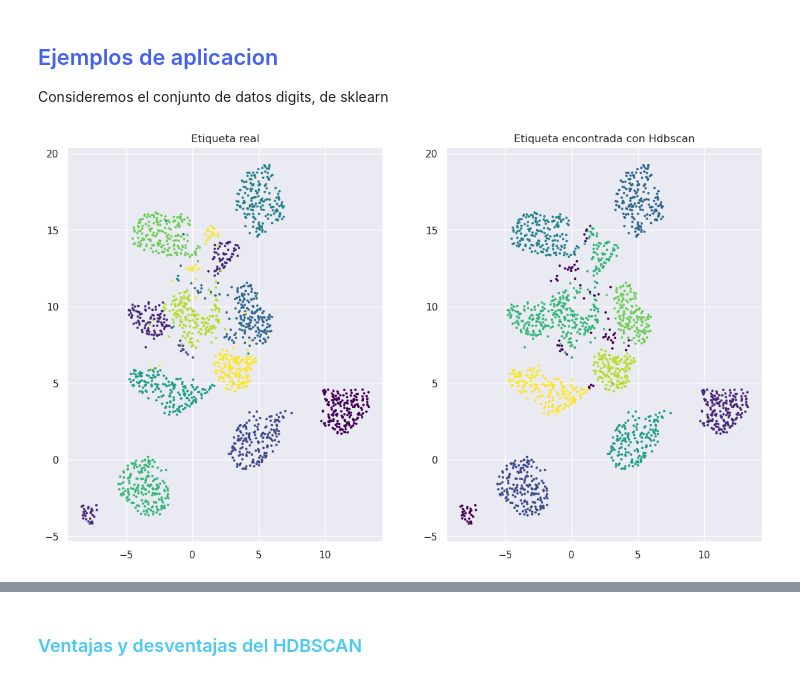
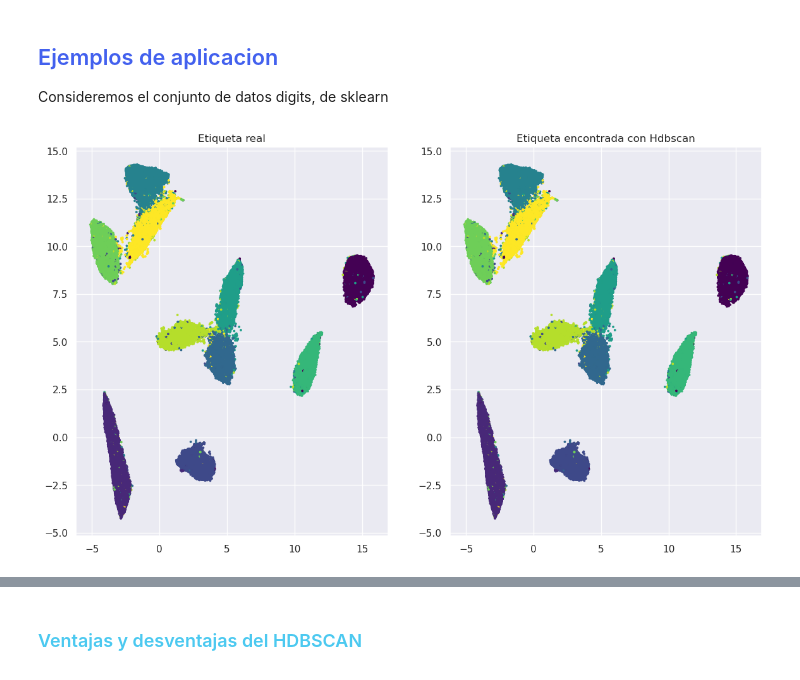
Before and after one commit to Datavaid/HDBSCAN, a Jupyter notebook: HDBSCAN.ipynb, the cells around one changed output, grey strips where cells are left out. Saved outputs shown, nothing was run; the diff lists cells and outputs as text; code cells hidden in the pictures.

```diff
--- a/HDBSCAN.ipynb
+++ b/HDBSCAN.ipynb
@@ -348,2 +343,12 @@ labels = clusterhd.labels_
+# %%
+X, y = fetch_openml('mnist_784', version=1, return_X_y=True)
+# %%
+y = y.astype(int)
+X = X.to_numpy()
 # %%
-mapper = umap.UMAP(n_neighbors = 25, min_dist = 0.7, random_state = 123).fit(digits.data)
+mapper = umap.UMAP(
+    n_neighbors=30,
+    min_dist=0.0,
+    n_components=2,
+    random_state=42,
+).fit_transform(X)
@@ -352,10 +360,10 @@ reduc = mapper.transform(digits.data)
 # %%
 fig, (ax1,ax2) = plt.subplots(1,2, figsize = (14,8))
-ax1.scatter(reduc[:,0],reduc[:,1], s = 3, c = digits.target, cmap='viridis')
+ax1.scatter(mapper[:,0],mapper[:,1], s = 3, c = mnist.target, cmap='viridis')
 ax1.set_title("Etiqueta real")
-ax2.scatter(reduc[:,0],reduc[:,1], s = 3, c = labels, cmap='viridis')
+ax2.scatter(mapper[:,0],mapper[:,1], s = 3, c = y, cmap='viridis')
 ax2.set_title("Etiqueta encontrada con Hdbscan");
 # %% [output]
-[figure, old version]
+[figure, new version]
 # %%
 sin_clas = np.where(labels == -1)
```
Also changed, not shown: parts of 8 cells of this notebook.
